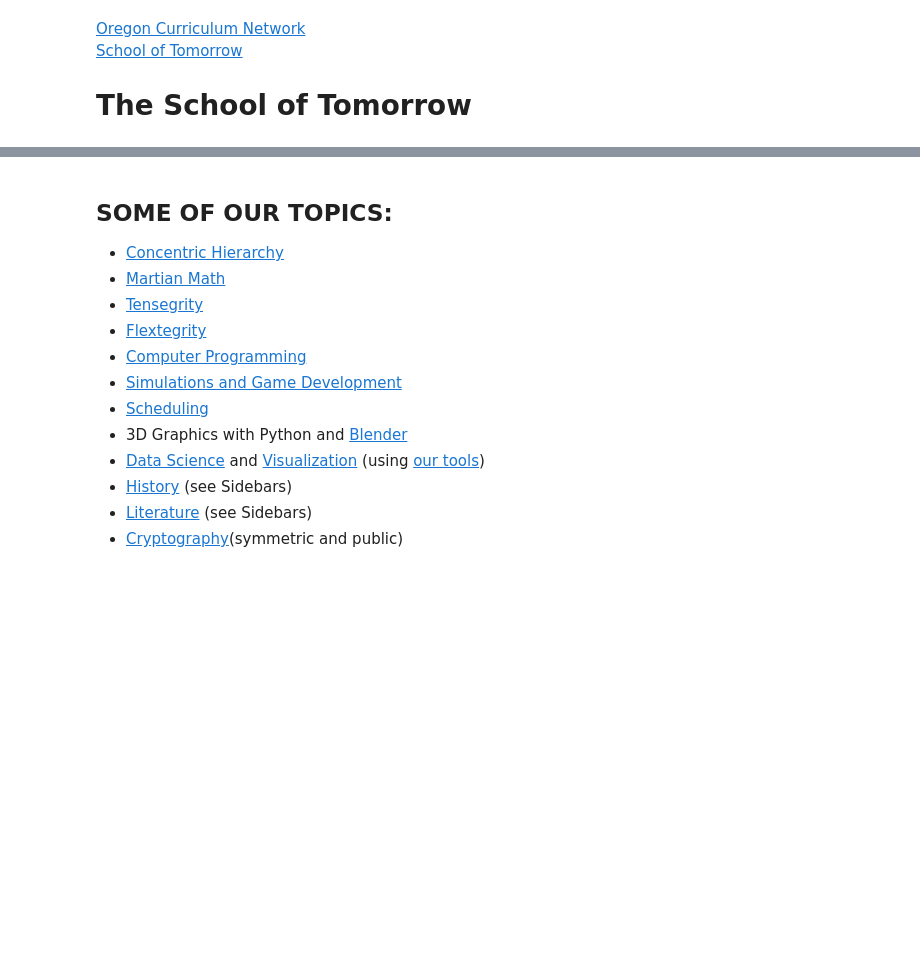
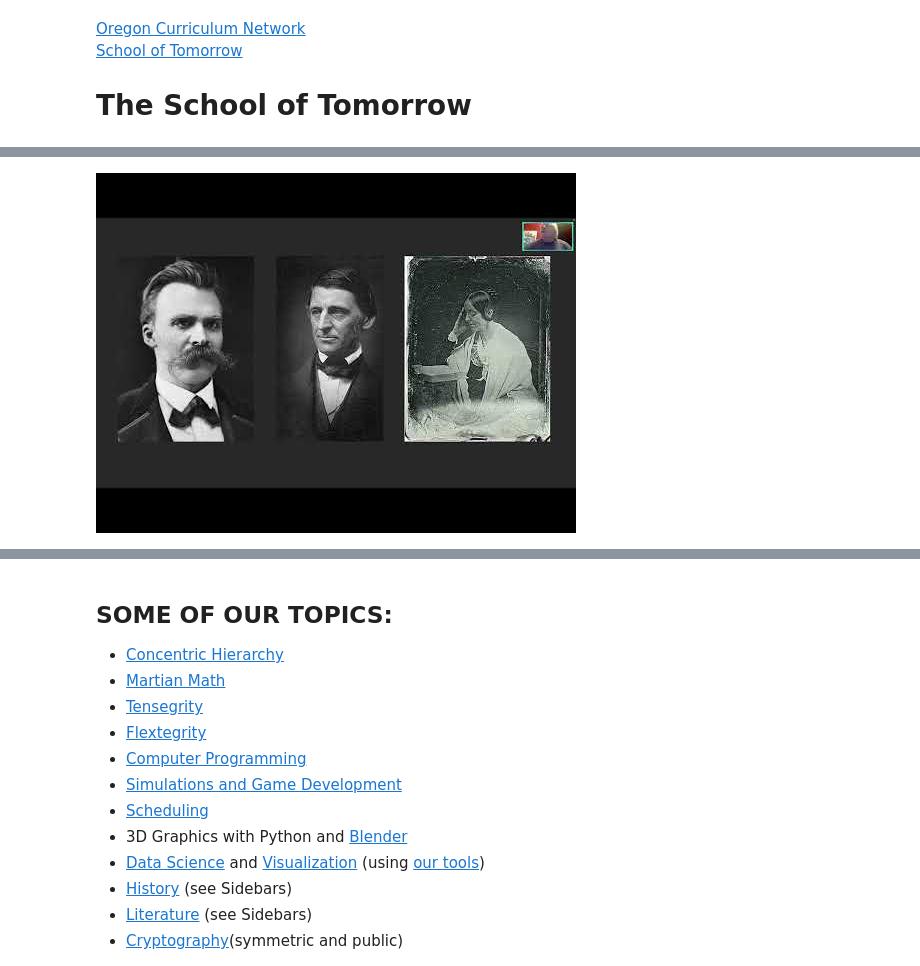
Before and after one commit to 4dsolutions/School_of_Tomorrow, a Jupyter notebook: School_of_Tomorrow.ipynb, the cells around one changed output, grey strips where cells are left out. Cells and saved outputs as stored; diff of their text form; code cells hidden in the pictures; blank space fills up the shorter version.

```diff
--- a/School_of_Tomorrow.ipynb
+++ b/School_of_Tomorrow.ipynb
@@ -58,0 +27,5 @@ Thanks to my appreciation for advertising, or lets say brainwashing more general
+# %%
+from IPython.display import YouTubeVideo
+YouTubeVideo("rEZyoxPbE9s")
+# %% [output]
+[figure, added]
```
Also changed, not shown: parts of 4 cells of this notebook.
